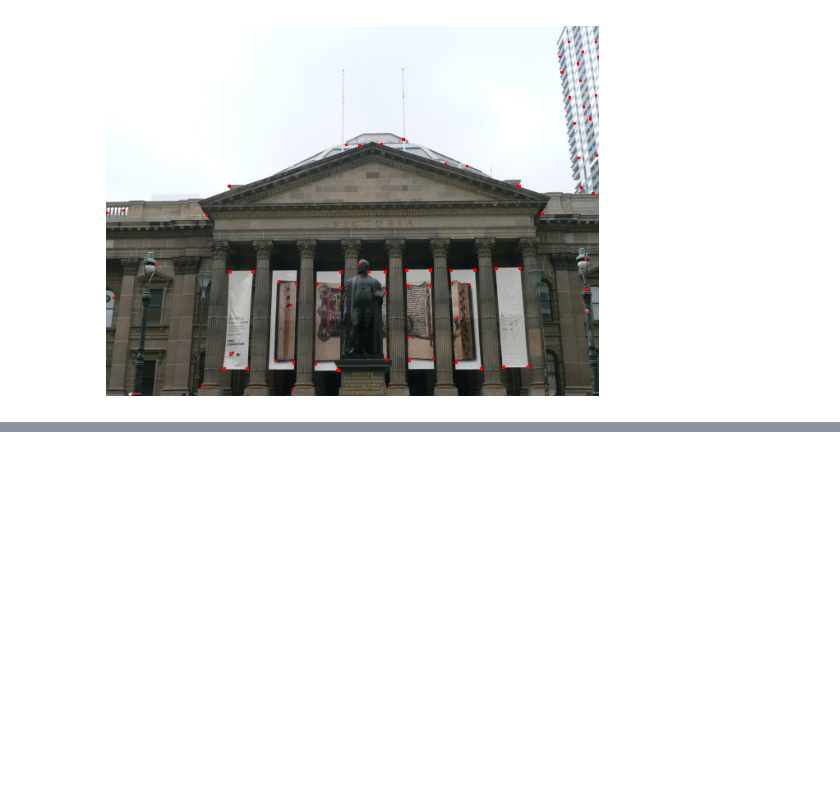
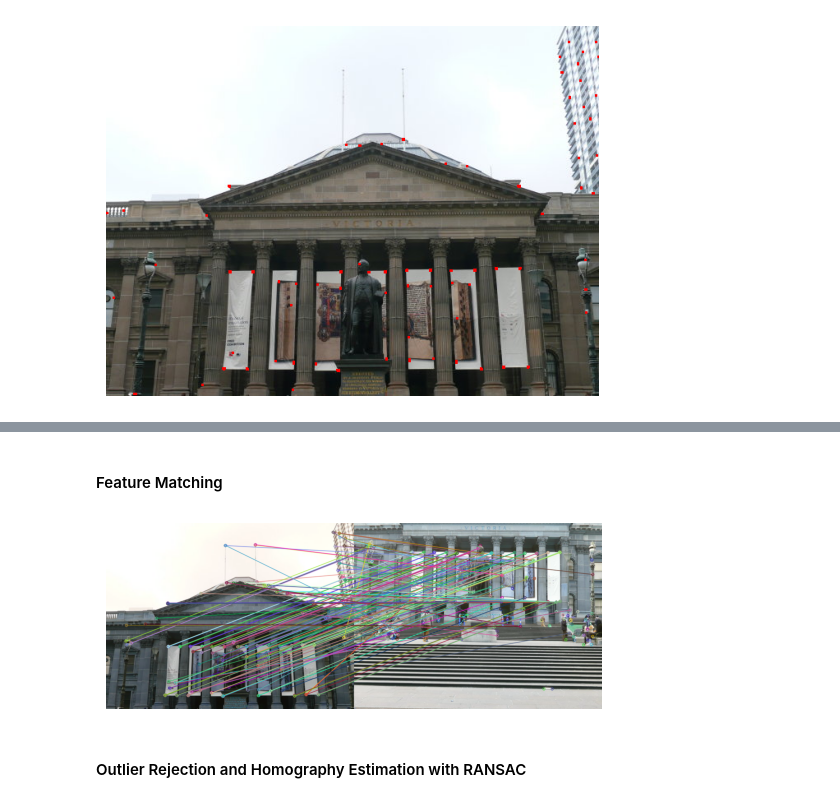
Before and after one commit to kchinna/panorama-stitching, a Jupyter notebook: panorama-stitching.ipynb, the cells around one changed output, grey strips where cells are left out. Saved outputs shown, nothing was run; the diff lists cells and outputs as text; code cells hidden in the pictures; blank space fills up the shorter version.

```diff
--- a/panorama-stitching.ipynb
+++ b/panorama-stitching.ipynb
@@ -13,7 +8,7 @@ import sys
 # Common variables
 
 test_img = "train_images/Set1/1.jpg"
-test_img2 = "train_images/Set2/2.jpg"
+test_img2 = "train_images/Set1/2.jpg"
 # %% [markdown]
 #### Corner Detection
 # %%
@@ -116,0 +161,2 @@ plt.show()
+# %% [markdown]
+#### Feature Matching
@@ -116,0 +208,33 @@ plt.show()
+# %%
+# Display 2 images with all potential features matched
+
+# Read images
+img1 = cv2.imread(test_img)
+img2 = cv2.imread(test_img2)
+
+# Grayscale images
+g1 = cv2.cvtColor(img1, cv2.COLOR_BGR2GRAY)
+g2 = cv2.cvtColor(img2, cv2.COLOR_BGR2GRAY)
+
+# Get corners for both images
+corners1 = ANMS(detect_corner(img1), 250)
+corners2 = ANMS(detect_corner(img2), 250)
+
+# Encode feature descriptors for both images
+feat_vecs1, feat_locs1 = feature_descript(g1, corners1)
+feat_vecs2, feat_locs2 = feature_descript(g2, corners2)
+
+# Match features from those images
+img1p, img2p, points = feature_match(feat_vecs1, feat_vecs2, feat_locs1, feat_locs2)
+
+# Draw lines between determined feature matches
+matched = cv2.drawMatches(img1, feat_locs1, img2, feat_locs2, points, None)
+
+# Display image
+plt.imshow(matched)
+plt.axis("off")
+plt.show()
+# %% [output]
+[figure, added]
+# %% [markdown]
+#### Outlier Rejection and Homography Estimation with RANSAC
```
Also changed, not shown: parts of 15 cells of this notebook.
